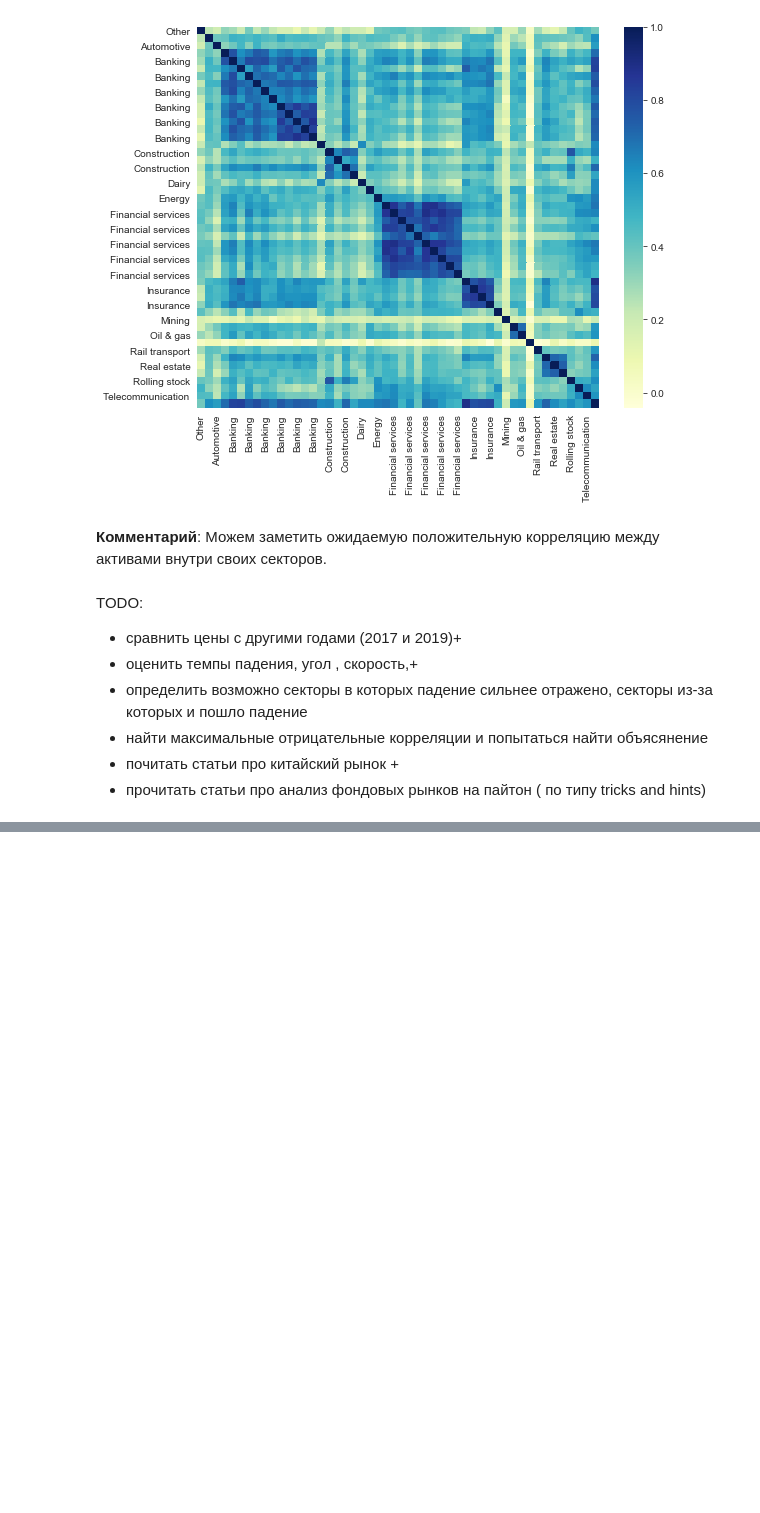
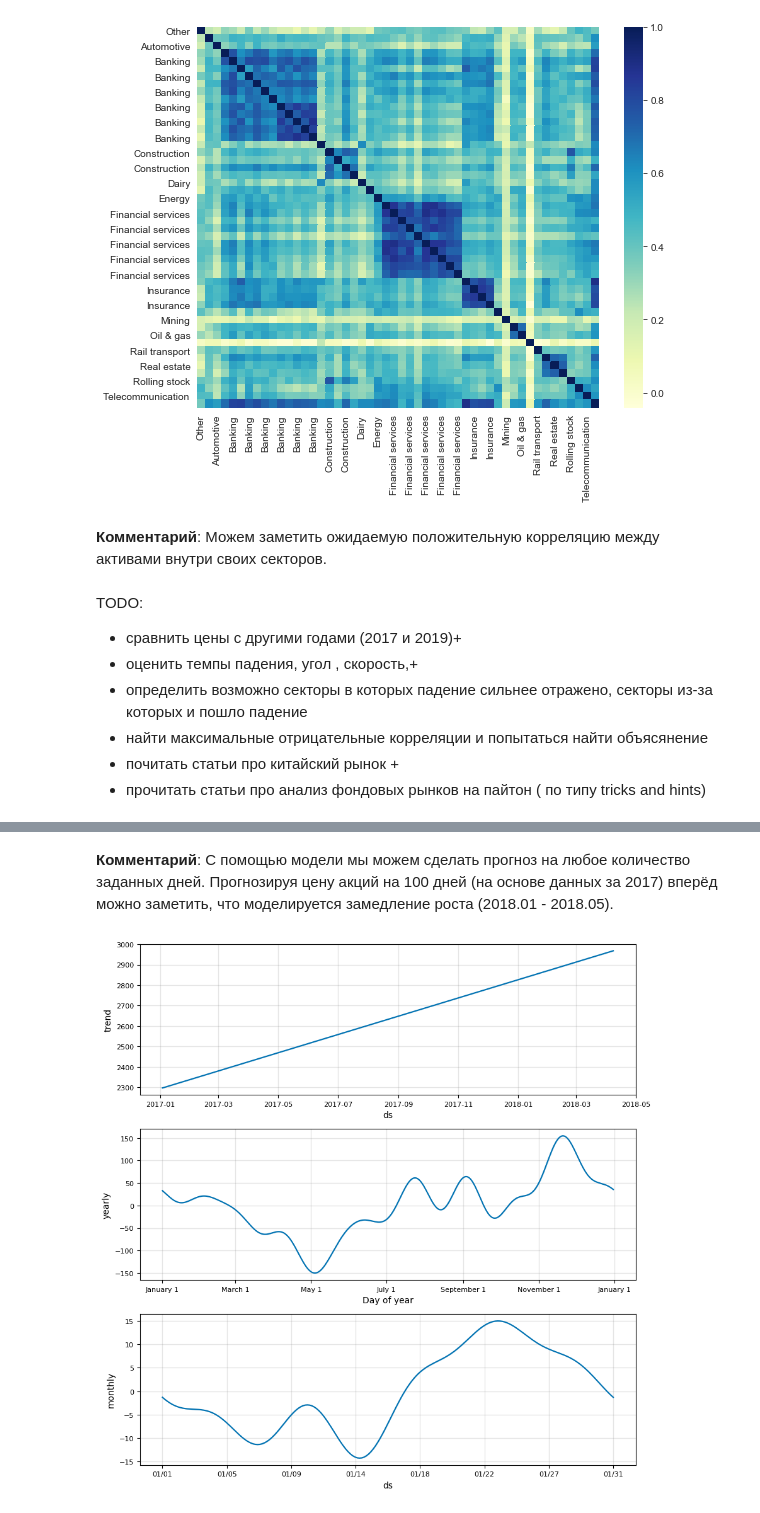
Before and after one commit to CodeSopranos/lab-1-financial-operations, a Jupyter notebook: report.ipynb, the cells around one changed output, grey strips where cells are left out. Drawn from its saved outputs; the diff is of its cells as text; code cells hidden in the pictures; blank space fills up the shorter version.

```diff
--- a/report.ipynb
+++ b/report.ipynb
@@ -1298,0 +1315,8 @@ TODO:
+# %% [markdown]
+**Комментарий**: С помощью модели мы можем сделать прогноз на любое количество заданных дней. Прогнозируя цену акций на 100 дней (на основе данных за 2017) вперёд можно заметить, что моделируется замедление роста (2018.01 - 2018.05).
+# %%
+# Variables assigned from previous method call
+model.plot_components(model_data)
+plt.show()
+# %% [output]
+[figure, added]
```
Also changed, not shown: parts of 8 cells of this notebook, 2 other files.
